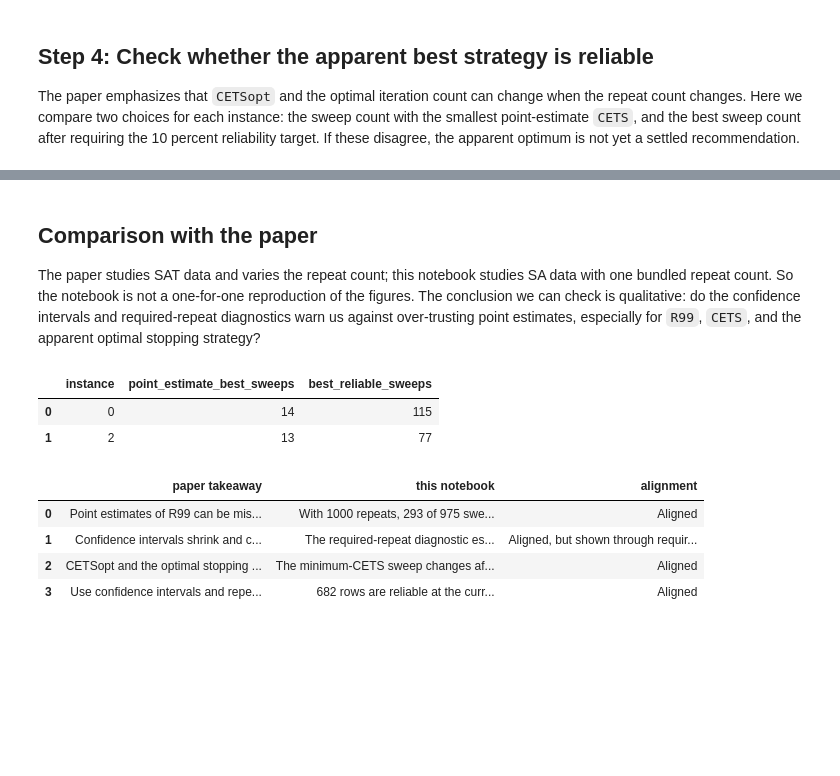
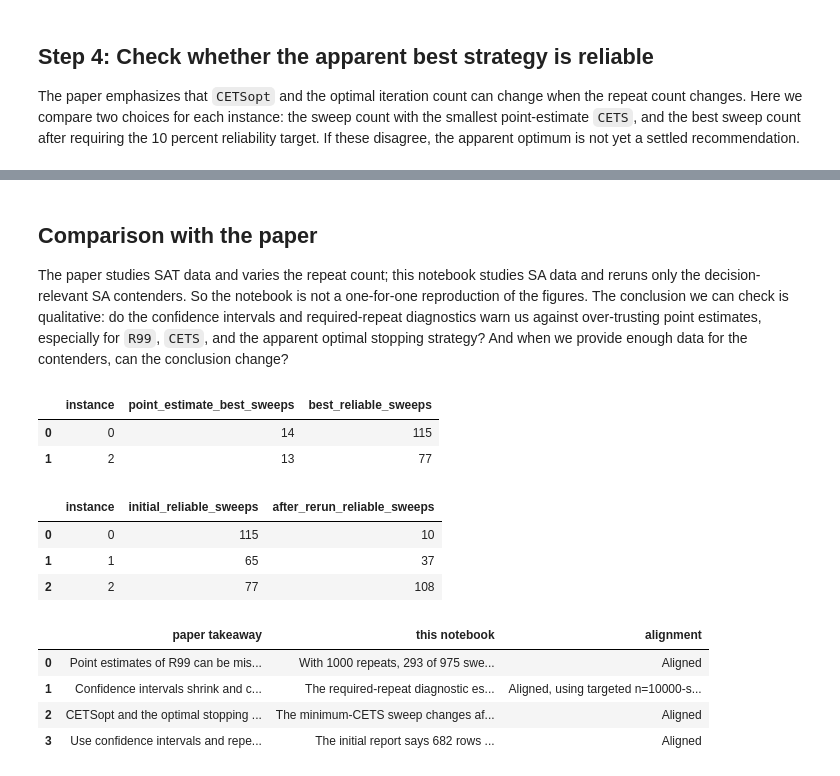
Before and after one commit to usra-riacs/stochastic-benchmark, a Jupyter notebook: examples/Simulated_Annealing/reliability_analysis.ipynb, the cells around one changed output, grey strips where cells are left out. Drawn from its saved outputs; the diff is of its cells as text; code cells hidden in the pictures; blank space fills up the shorter version.

Commit message:
Show targeted SA rerun conclusions (#75)

```diff
--- a/examples/Simulated_Annealing/reliability_analysis.ipynb
+++ b/examples/Simulated_Annealing/reliability_analysis.ipynb
@@ -449,17 +754,26 @@ Current repeats per sweep setting: 1000
 # %% [markdown]
 ## Comparison with the paper
 
-The paper studies SAT data and varies the repeat count; this notebook studies SA data with one bundled repeat count. So the notebook is not a one-for-one reproduction of the figures. The conclusion we can check is qualitative: do the confidence intervals and required-repeat diagnostics warn us against over-trusting point estimates, especially for `R99`, `CETS`, and the apparent optimal stopping strategy?
+The paper studies SAT data and varies the repeat count; this notebook studies SA data and reruns only the decision-relevant SA contenders. So the notebook is not a one-for-one reproduction of the figures. The conclusion we can check is qualitative: do the confidence intervals and required-repeat diagnostics warn us against over-trusting point estimates, especially for `R99`, `CETS`, and the apparent optimal stopping strategy? And when we provide enough data for the contenders, can the conclusion change?
 # %%
 finite_relative_error = report["maximum_relative_error"].replace([np.inf, -np.inf], np.nan)
 required_quantiles = report["required_repeats"].quantile([0.5, 0.75, 0.9, 0.99]).astype(int)
 needs_more_rows = int(report["reliability_status"].eq("needs_more_trials").sum())
 reliable_rows = int(report["reliability_status"].eq("reliable").sum())
+after_needs_more_rows = int(after_report["reliability_status"].eq("needs_more_trials").sum())
+after_reliable_rows_count = int(after_report["reliability_status"].eq("reliable").sum())
 nonfinite_upper_intervals = int(report["R99_ci_upper"].replace([np.inf, -np.inf], np.nan).isna().sum())
 changed_strategy_rows = strategy_comparison.loc[
     ~strategy_comparison["same_sweep_when_requiring_reliability"],
     ["instance", "point_estimate_best_sweeps", "best_reliable_sweeps"],
 ]
+after_changed_rows = rerun_strategy_comparison.loc[
+    rerun_strategy_comparison["recommendation_changed_after_rerun"],
+    ["instance", "initial_reliable_sweeps", "after_rerun_reliable_sweeps"],
+]
+
+def _yes_no(value):
+    return "yes" if bool(value) else "no"
 
 paper_alignment = pd.DataFrame(
     [
@@ -473,40 +787,49 @@ paper_alignment = pd.DataFrame(
         },
         {
             "paper takeaway": "Confidence intervals shrink and comparisons become more dependable as repeats increase.",
             "this notebook": (
                 f"The required-repeat diagnostic estimates a median of {required_quantiles.loc[0.5]} repeats, "
                 f"75th percentile of {required_quantiles.loc[0.75]}, 90th percentile of {required_quantiles.loc[0.9]}, "
-                f"and 99th percentile of {required_quantiles.loc[0.99]} to hit the 10 percent target."
+                f"and 99th percentile of {required_quantiles.loc[0.99]} to hit the 10 percent target. "
+                f"After targeted reruns, all {targeted_setting_count} contender settings are reliable."
             ),
-            "alignment": "Aligned, but shown through required repeats rather than n=100/1000/10000 panels",
+            "alignment": "Aligned, using targeted n=10000-style reruns instead of full-grid panels",
         },
         {
             "paper takeaway": "CETSopt and the optimal stopping strategy can change when estimates are noisy.",
             "this notebook": (
                 f"The minimum-CETS sweep changes after requiring reliability for "
-                f"{len(changed_strategy_rows)} of {len(strategy_comparison)} instances."
+                f"{len(changed_strategy_rows)} of {len(strategy_comparison)} instances. "
+                f"After adding enough contender data, the reliability-gated recommendation changes for "
+                f"{len(after_changed_rows)} of {len(rerun_strategy_comparison)} instances."
             ),
             "alignment": "Aligned",
         },
         {
             "paper takeaway": "Use confidence intervals and repeat planning before comparing stochastic optimizers.",
             "this notebook": (
-                f"{reliable_rows} rows are reliable at the current repeat count, while "
-                f"{needs_more_rows} rows should be rerun before using their point estimates."
+                f"The initial report says {reliable_rows} rows are reliable and {needs_more_rows} need reruns. "
+                f"After targeted reruns, {after_reliable_rows_count} rows are reliable and {after_needs_more_rows} remain outside the decision-ready region. "
+                f"Any lower-CETS unresolved challenger after rerun? {_yes_no(not challenger_summary['lower_unreliable_challengers'].eq(0).all())}."
             ),
             "alignment": "Aligned",
         },
     ]
 )
 
 display(changed_strategy_rows.reset_index(drop=True))
+display(after_changed_rows.reset_index(drop=True))
 paper_alignment
 # %% [output]
 |  | instance | point_estimate_best_sweeps | best_reliable_sweeps |
 | 0 | 0 | 14 | 115 |
 | 1 | 2 | 13 | 77 |
-|  | paper takeaway | this notebook | alignment |
-| 0 | Point estimates of R99 can be mis... | With 1000 repeats, 293 of 975 swe... | Aligned |
-| 1 | Confidence intervals shrink and c... | The required-repeat diagnostic es... | Aligned, but shown through requir... |
-| 2 | CETSopt and the optimal stopping ... | The minimum-CETS sweep changes af... | Aligned |
-| 3 | Use confidence intervals and repe... | 682 rows are reliable at the curr... | Aligned |
+|  | instance | initial_reliable_sweeps | after_rerun_reliable_sweeps |
+| 0 | 0 | 115 | 10 |
+| 1 | 1 | 65 | 37 |
+| 2 | 2 | 77 | 108 |
+|  | paper takeaway | this notebook | alignment |
+| 0 | Point estimates of R99 can be mis... | With 1000 repeats, 293 of 975 swe... | Aligned |
+| 1 | Confidence intervals shrink and c... | The required-repeat diagnostic es... | Aligned, using targeted n=10000-s... |
+| 2 | CETSopt and the optimal stopping ... | The minimum-CETS sweep changes af... | Aligned |
+| 3 | Use confidence intervals and repe... | The initial report says 682 rows ... | Aligned |
```
Also changed, not shown: parts of 16 cells of this notebook, 5 other files.
